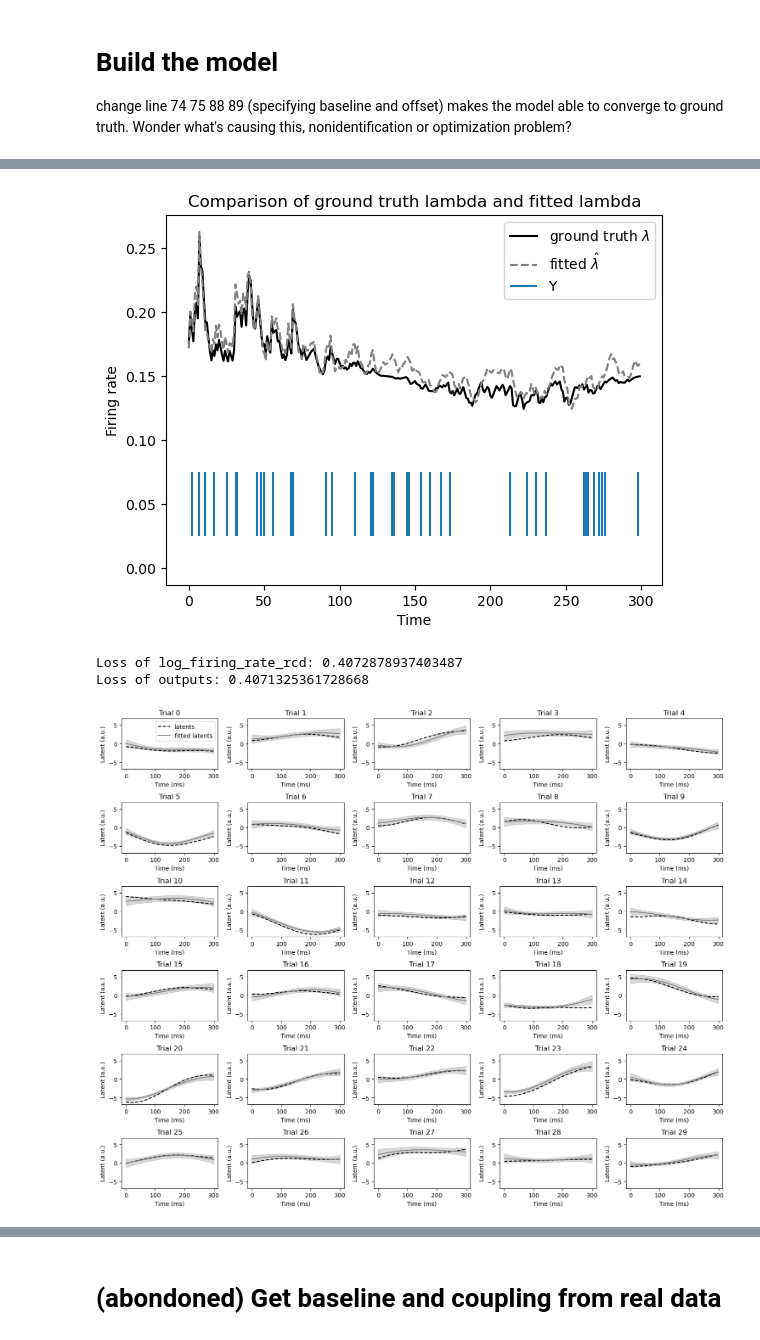
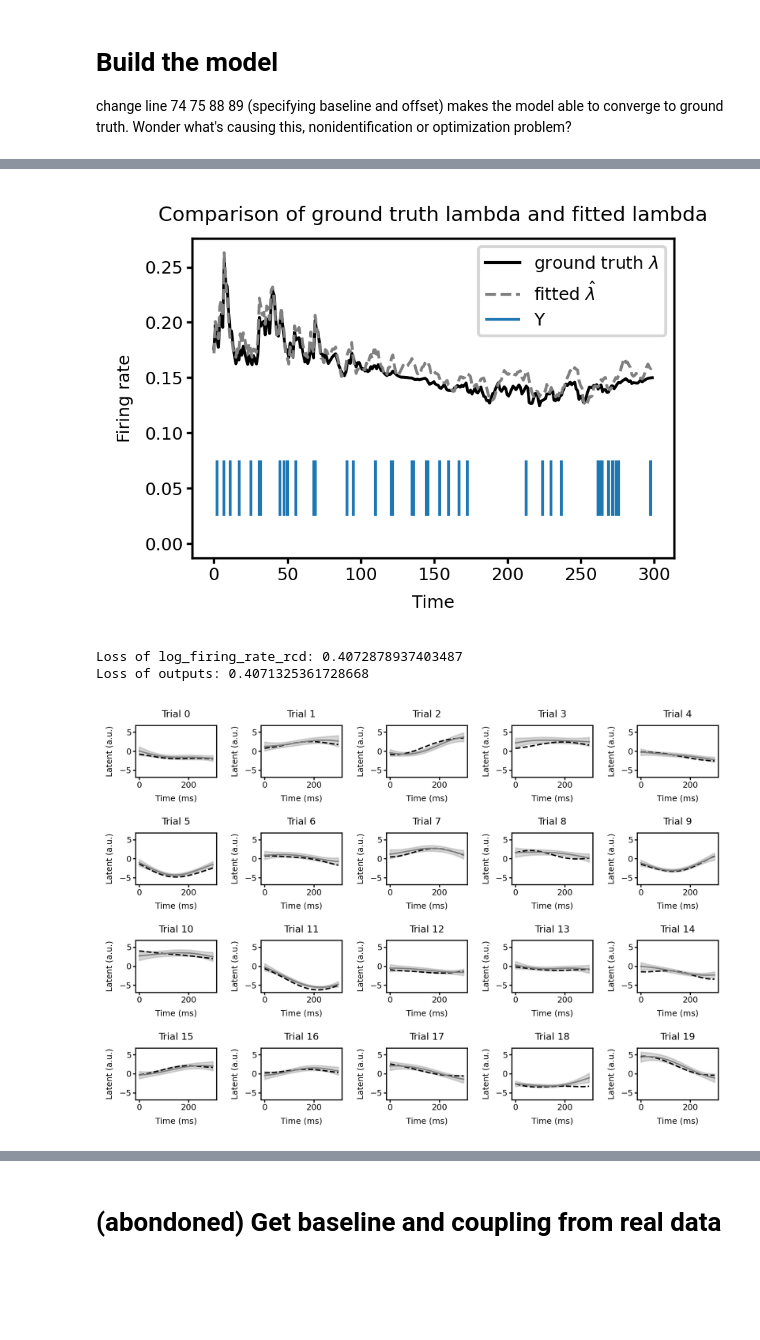
Before and after one commit to Qi-Xin/FC-GPFA, a Jupyter notebook: Decoder&Encoder.ipynb, the cells around one changed output, grey strips where cells are left out. Cells and saved outputs as stored; diff of their text form; code cells hidden in the pictures; blank space fills up the shorter version.

Commit message:
finish figures illustrating good convergence when initialization is correct

```diff
--- a/Decoder&Encoder.ipynb
+++ b/Decoder&Encoder.ipynb
@@ -339,12 +343,12 @@ class FC_GPFA(nn.Module):
             # self.latents_readout *= 1/torch.sqrt(self.latents_readout.pow(2).sum())
 
 
-
     def get_ci(self, alpha=0.05):
         self.std = torch.sqrt(torch.diagonal(-torch.linalg.inv(self.hessian), dim1=-2, dim2=-1))
         z = scipy.stats.norm.ppf(1-alpha/2)
-        self.lower_bound = self.mu - z * self.std
-        self.upper_bound = self.mu + z * self.std
+        self.ci = [self.mu - z * self.std, self.mu + z * self.std]
+        self.ci_time_varying_coef = [torch.einsum('ijl,mlt -> ijmt', self.latents_readout, self.ci[0]) + self.time_varying_coef_offset,
+                                     torch.einsum('ijl,mlt -> ijmt', self.latents_readout, self.ci[1]) + self.time_varying_coef_offset]
 
     def forward(self):
 
@@ -530,53 +534,59 @@ Final loss after 9th E-step: 2.6021
 # %%
 trial_to_plot = 11
 
-model.get_ci()
-
-plt.figure()
+utils.use_pdf_plot()
+plt.figure(figsize=(3,2), dpi=300)
 plt.plot(np.exp(log_firing_rate_rcd[trial_to_plot,-1,gt_neuron_params['npadding']:]), color='k', label='ground truth $\lambda$')
 plt.plot(np.exp(model.log_firing_rate[-1].detach().cpu().numpy()[trial_to_plot, -1, :]), '--', color='grey', label='fitted $\hat{\lambda}$')
 plt.eventplot(np.where(spikes[-1][trial_to_plot, -1, gt_neuron_params['npadding']:]>0), label='Y', lineoffsets=0.05, linelengths=0.05)
 plt.xlabel('Time')
 plt.ylabel('Firing rate')
 plt.title('Comparison of ground truth lambda and fitted lambda')
 plt.legend()
+plt.savefig('Figure/good converge example.pdf', format='pdf', dpi=300)
 plt.show()
 
 # Calculate the loss
 loss_rcd = model.criterion(torch.tensor(log_firing_rate_rcd[trial_to_plot,-1,gt_neuron_params['npadding']:], device=device),
                      model.spikes[-1][trial_to_plot, -1, gt_neuron_params['npadding']:])
 loss_outputs = model.criterion(torch.tensor(model.log_firing_rate[-1].detach().cpu().numpy()[trial_to_plot, -1, :], device=device),
                          model.spikes[-1][trial_to_plot, -1, gt_neuron_params['npadding']:])
 print("Loss of log_firing_rate_rcd:", loss_rcd.item())
 print("Loss of outputs:", loss_outputs.item())
 # %% [output]
-[figure, old version]
+[figure, new version]
 Loss of log_firing_rate_rcd: 0.4072878937403487
 Loss of outputs: 0.4071325361728668
 # %%
-plt.figure(figsize=(15, 12))
+import matplotlib. pyplot as plt
+from matplotlib import rcParams, rcParamsDefault
+
+utils.use_pdf_plot()
+plt.figure(figsize=(6.5, 4.5), dpi=300)
 
 # Get the maximum and minimum values of latents
 latents_min = latents[:, 0, model.npadding:].min()
 latents_max = latents[:, 0, model.npadding:].max()
 
-for i in range(30):
-    plt.subplot(6, 5, i+1)
+for i in range(20):
+    plt.subplot(4, 5, i+1)
     plt.plot(-latents[i, 0, model.npadding:], '--', label='latents', color='k')
     plt.plot(model.mu[i, 0, :].cpu().numpy(), label='fitted latents', color='grey')
     plt.fill_between(range(model.nt),
-                     model.lower_bound[i, 0, :].cpu().numpy(),
-                     model.upper_bound[i, 0, :].cpu().numpy(),
+                     model.ci[0][i, 0, :].cpu().numpy(),
+                     model.ci[1][i, 0, :].cpu().numpy(),
                      alpha=0.3, color='grey')
     plt.xlabel('Time (ms)')
     plt.ylabel('Latent (a.u.)')
     plt.title(f'Trial {i}')
     plt.ylim(latents_min, latents_max)  # Set the same y-axis limits for each subplot
-    if i==0:
-        plt.legend()
+    # if i==0:
+    #     plt.legend()
 
 plt.tight_layout()
+
+plt.savefig('Figure/good converge example latents.pdf', format='pdf', dpi=300)
 plt.show()
 # %% [output]
-[figure, old version]
+[figure, new version]
 # %%
```
Also changed, not shown: parts of 3 cells of this notebook, 2 other files.
